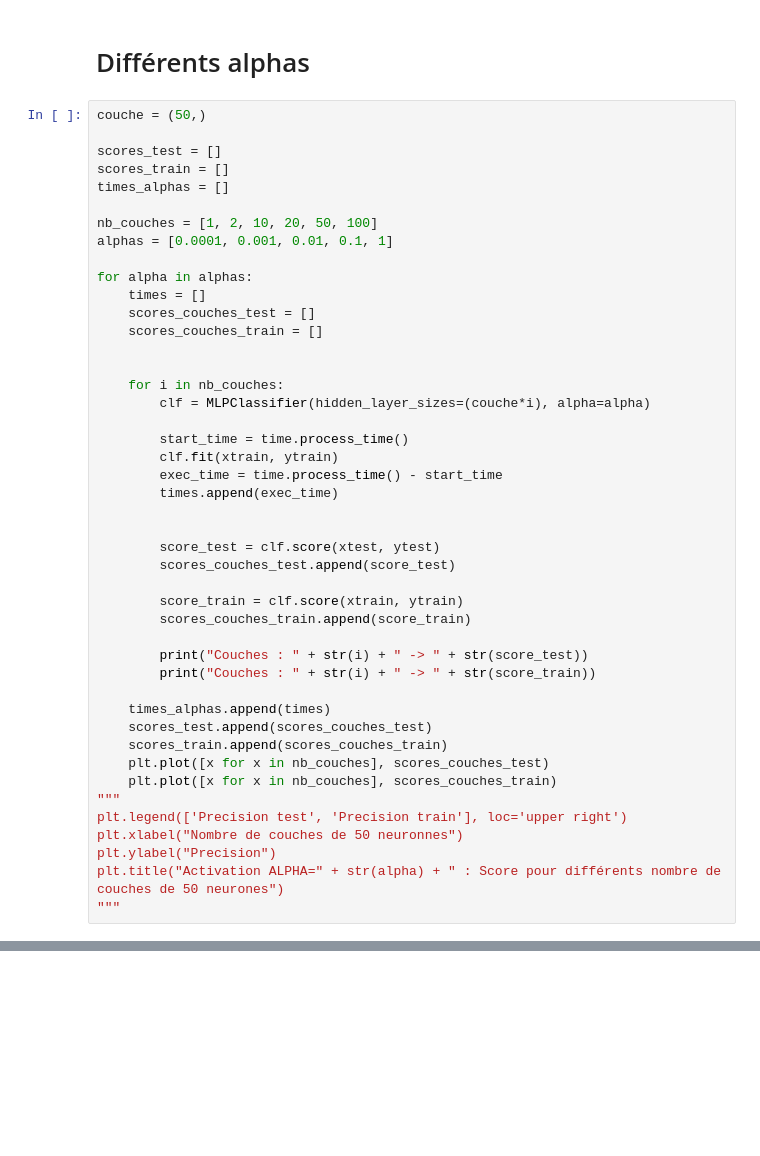
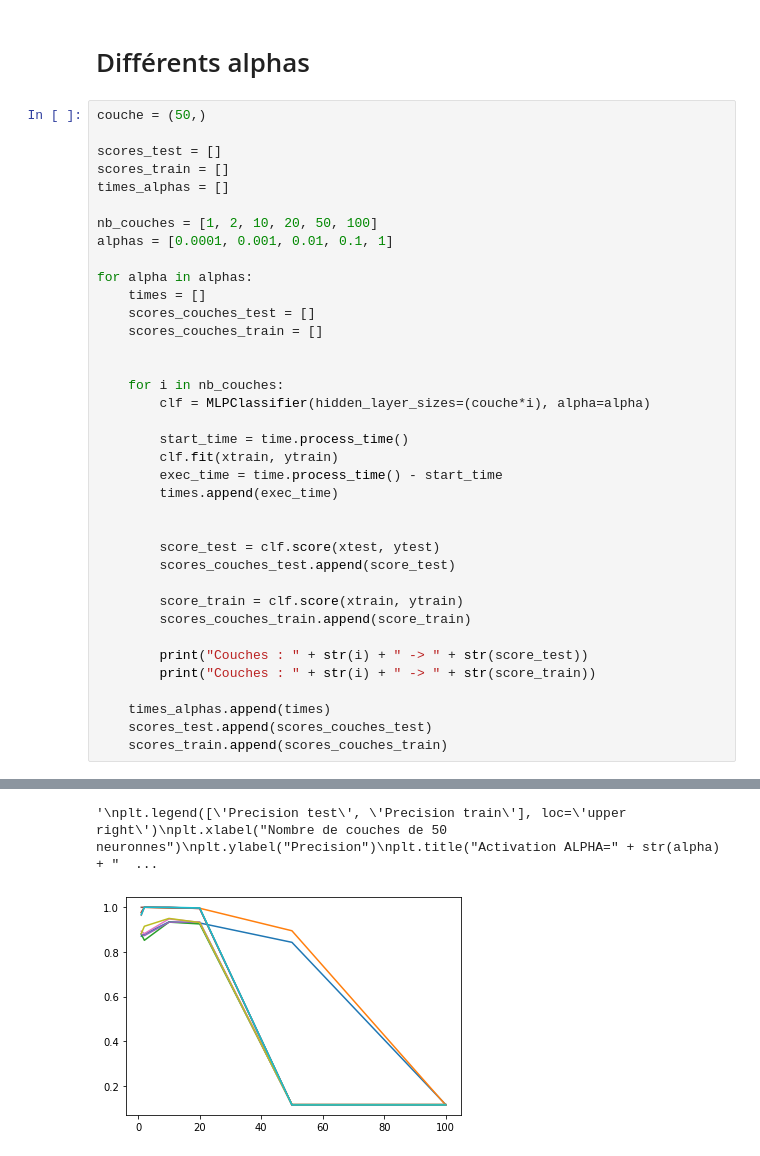
Before and after one commit to pierremrg/apprentissage, a Jupyter notebook: TP2.ipynb, the cells around one changed output, grey strips where cells are left out. Saved outputs shown, nothing was run; the diff lists cells and outputs as text; blank space fills up the shorter version.

```diff
--- a/TP2.ipynb
+++ b/TP2.ipynb
@@ -480,11 +685,4 @@ for alpha in alphas:
     times_alphas.append(times)
     scores_test.append(scores_couches_test)
     scores_train.append(scores_couches_train)
-    plt.plot([x for x in nb_couches], scores_couches_test)
-    plt.plot([x for x in nb_couches], scores_couches_train)
-"""
-plt.legend(['Precision test', 'Precision train'], loc='upper right')
-plt.xlabel("Nombre de couches de 50 neuronnes")
-plt.ylabel("Precision")
-plt.title("Activation ALPHA=" + str(alpha) + " : Score pour différents nombre de couches de 50 neurones")
-"""
+# %% [output]
@@ -491,3 +716,5 @@ plt.title("Activation ALPHA=" + str(alpha) + " : Score pour différents nombre d
+'\nplt.legend([\'Precision test\', \'Precision train\'], loc=\'upper right\')\nplt.xlabel("Nombre de couches de 50 neuronnes")\nplt.ylabel("Precision")\nplt.title("Activation ALPHA=" + str(alpha) + "  ...
+[figure, added]
 # %%
 plt.figure(figsize=(20, 15))
 
```
Also changed, not shown: parts of 23 cells of this notebook, 2 other files.
